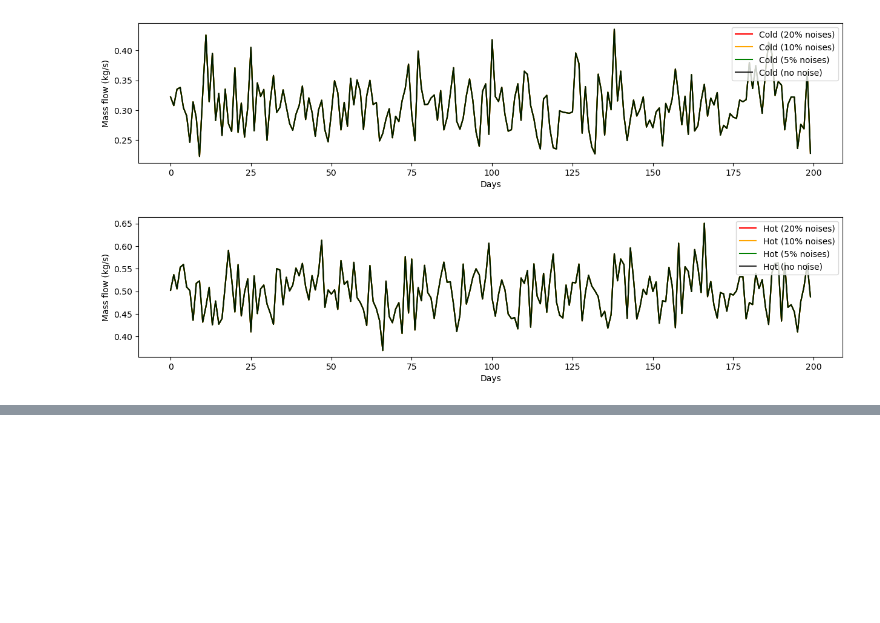
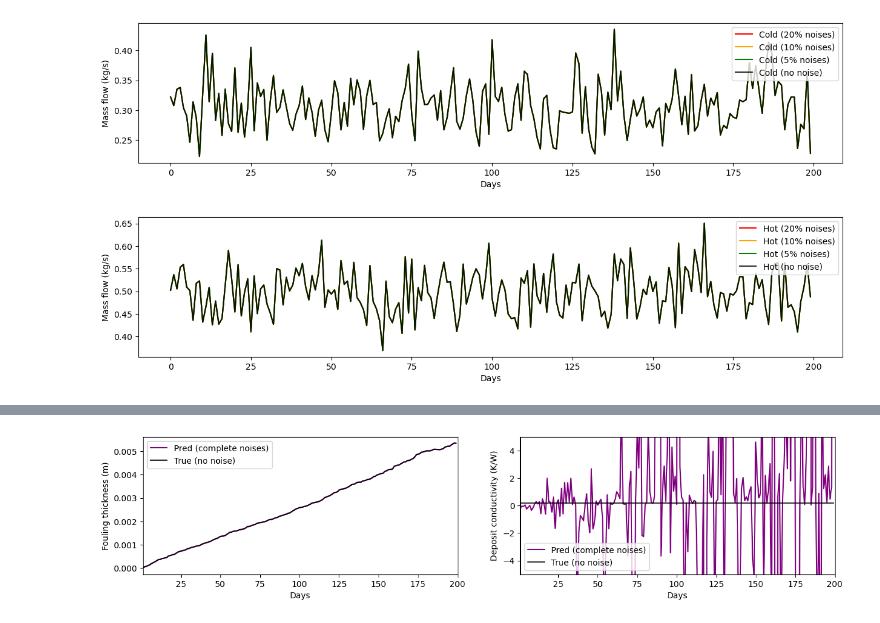
Before and after one commit to donglai-zhang/HEXpractice, a Jupyter notebook: REVisulisation.ipynb, the cells around one changed output, grey strips where cells are left out. Drawn from its saved outputs; the diff is of its cells as text; code cells hidden in the pictures; blank space fills up the shorter version.

```diff
--- a/REVisulisation.ipynb
+++ b/REVisulisation.ipynb
@@ -119,0 +163,20 @@ plt.show()
+# %%
+fig, ax = plt.subplots(1, 2)
+fig.set_figheight(3)
+fig.set_figwidth(15)
+ax[0].plot(dff["Sigma1_p"], c="purple", label="Pred (complete noises)")
+ax[0].plot(df["Sigma1"], c="black", alpha=0.8, label="True (no noise)")
+ax[0].legend(loc="upper left")
+ax[0].set_xlabel("Days")
+ax[0].set_ylabel("Fouling thickness (m)")
+ax[1].plot(dff["k_p"], c="purple", label="Pred (complete noises)")
+ax[1].plot(0.2 * np.ones(len(x)), c="black", alpha=0.8, label="True (no noise)")
+ax[1].legend(loc="lower left")
+ax[1].set_xlabel("Days")
+ax[1].set_ylabel("Deposit conductivity (K/W)")
+ax[0].set_xlim(1, 200)
+ax[1].set_xlim(1, 200)
+ax[1].set_ylim(-5, 5)
+plt.show()
+# %% [output]
+[figure, added]
```
Also changed, not shown: parts of 12 cells of this notebook, 8 other files.
